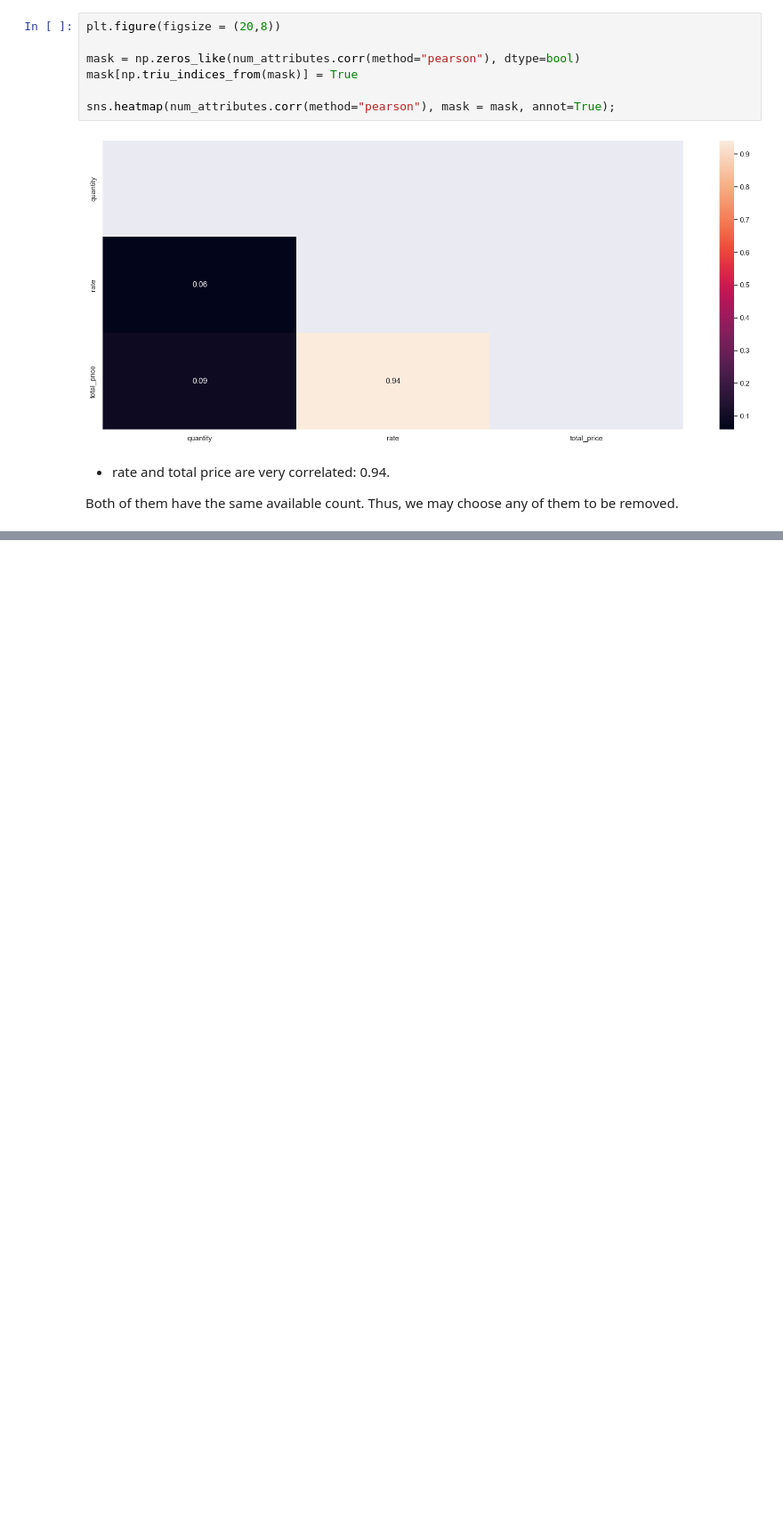
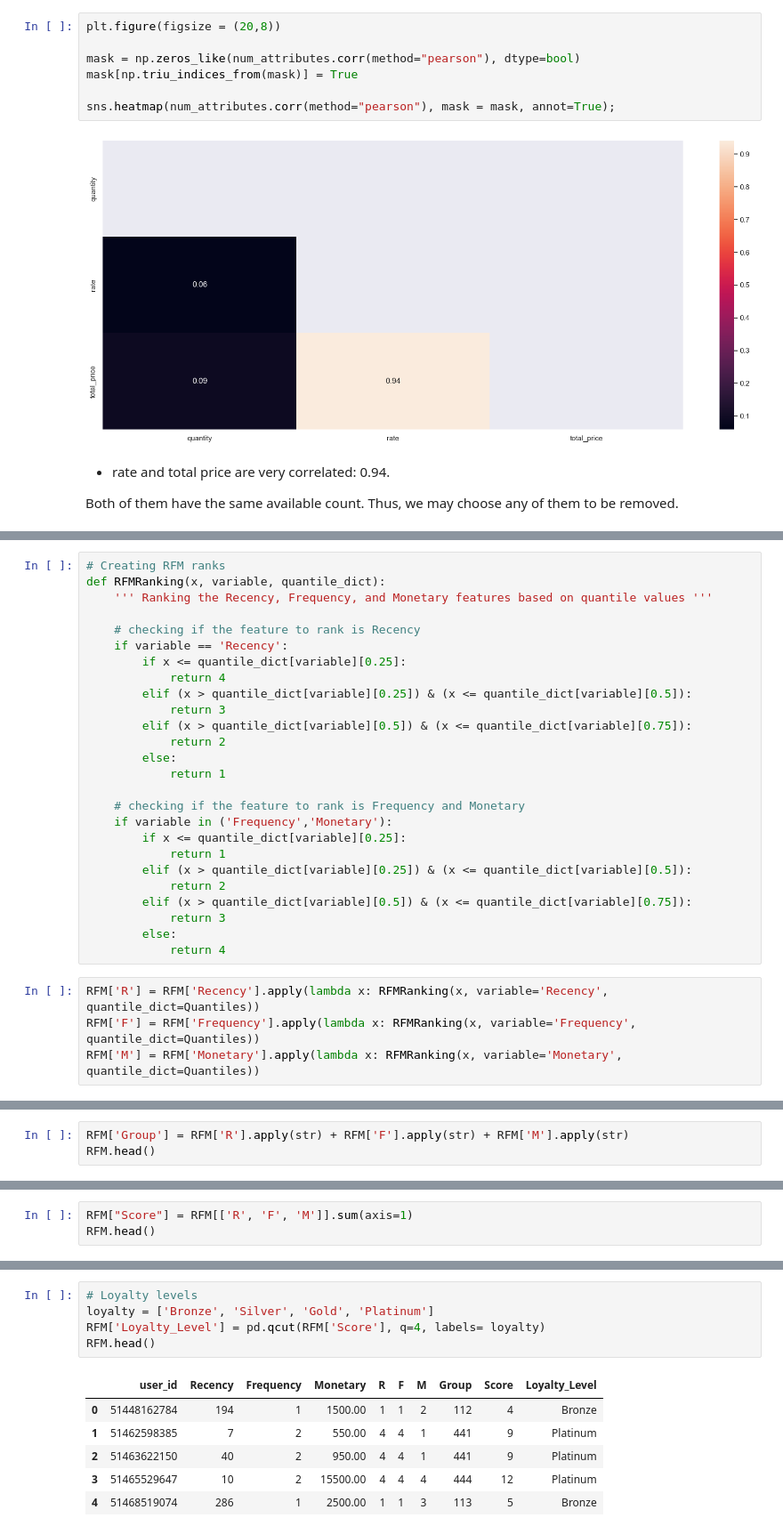
Before and after one commit to lucasquemelli/customer_propensity_purchase, a Jupyter notebook: customer_propensity_purchase.ipynb, the cells around one changed output, grey strips where cells are left out. Shown at 89% size. Saved outputs shown, nothing was run; the diff lists cells and outputs as text; blank space fills up the shorter version.

```diff
--- a/customer_propensity_purchase.ipynb
+++ b/customer_propensity_purchase.ipynb
@@ -1161,0 +1284,30 @@ Both of them have the same available count. Thus, we may choose any of them to b
+# %%
+# Creating RFM ranks
+def RFMRanking(x, variable, quantile_dict):
+    ''' Ranking the Recency, Frequency, and Monetary features based on quantile values '''
+
+    # checking if the feature to rank is Recency
+    if variable == 'Recency':
+        if x <= quantile_dict[variable][0.25]:
+            return 4
+        elif (x > quantile_dict[variable][0.25]) & (x <= quantile_dict[variable][0.5]):
+            return 3
+        elif (x > quantile_dict[variable][0.5]) & (x <= quantile_dict[variable][0.75]):
+            return 2
+        else:
+            return 1
+
+    # checking if the feature to rank is Frequency and Monetary
+    if variable in ('Frequency','Monetary'):
+        if x <= quantile_dict[variable][0.25]:
+            return 1
+        elif (x > quantile_dict[variable][0.25]) & (x <= quantile_dict[variable][0.5]):
+            return 2
+        elif (x > quantile_dict[variable][0.5]) & (x <= quantile_dict[variable][0.75]):
+            return 3
+        else:
+            return 4
+# %%
+RFM['R'] = RFM['Recency'].apply(lambda x: RFMRanking(x, variable='Recency', quantile_dict=Quantiles))
+RFM['F'] = RFM['Frequency'].apply(lambda x: RFMRanking(x, variable='Frequency', quantile_dict=Quantiles))
+RFM['M'] = RFM['Monetary'].apply(lambda x: RFMRanking(x, variable='Monetary', quantile_dict=Quantiles))
@@ -1161,0 +1325,3 @@ Both of them have the same available count. Thus, we may choose any of them to b
+# %%
+RFM['Group'] = RFM['R'].apply(str) + RFM['F'].apply(str) + RFM['M'].apply(str)
+RFM.head()
@@ -1161,0 +1335,3 @@ Both of them have the same available count. Thus, we may choose any of them to b
+# %%
+RFM["Score"] = RFM[['R', 'F', 'M']].sum(axis=1)
+RFM.head()
@@ -1161,0 +1345,12 @@ Both of them have the same available count. Thus, we may choose any of them to b
+# %%
+# Loyalty levels
+loyalty = ['Bronze', 'Silver', 'Gold', 'Platinum']
+RFM['Loyalty_Level'] = pd.qcut(RFM['Score'], q=4, labels= loyalty)
+RFM.head()
+# %% [output]
+|  | user_id | Recency | Frequency | Monetary | R | F | M | Group | Score | Loyalty_Level |
+| 0 | 51448162784 | 194 | 1 | 1500.00 | 1 | 1 | 2 | 112 | 4 | Bronze |
+| 1 | 51462598385 | 7 | 2 | 550.00 | 4 | 4 | 1 | 441 | 9 | Platinum |
+| 2 | 51463622150 | 40 | 2 | 950.00 | 4 | 4 | 1 | 441 | 9 | Platinum |
+| 3 | 51465529647 | 10 | 2 | 15500.00 | 4 | 4 | 4 | 444 | 12 | Platinum |
+| 4 | 51468519074 | 286 | 1 | 2500.00 | 1 | 1 | 3 | 113 | 5 | Bronze |
```
Also changed, not shown: parts of 30 cells of this notebook.
